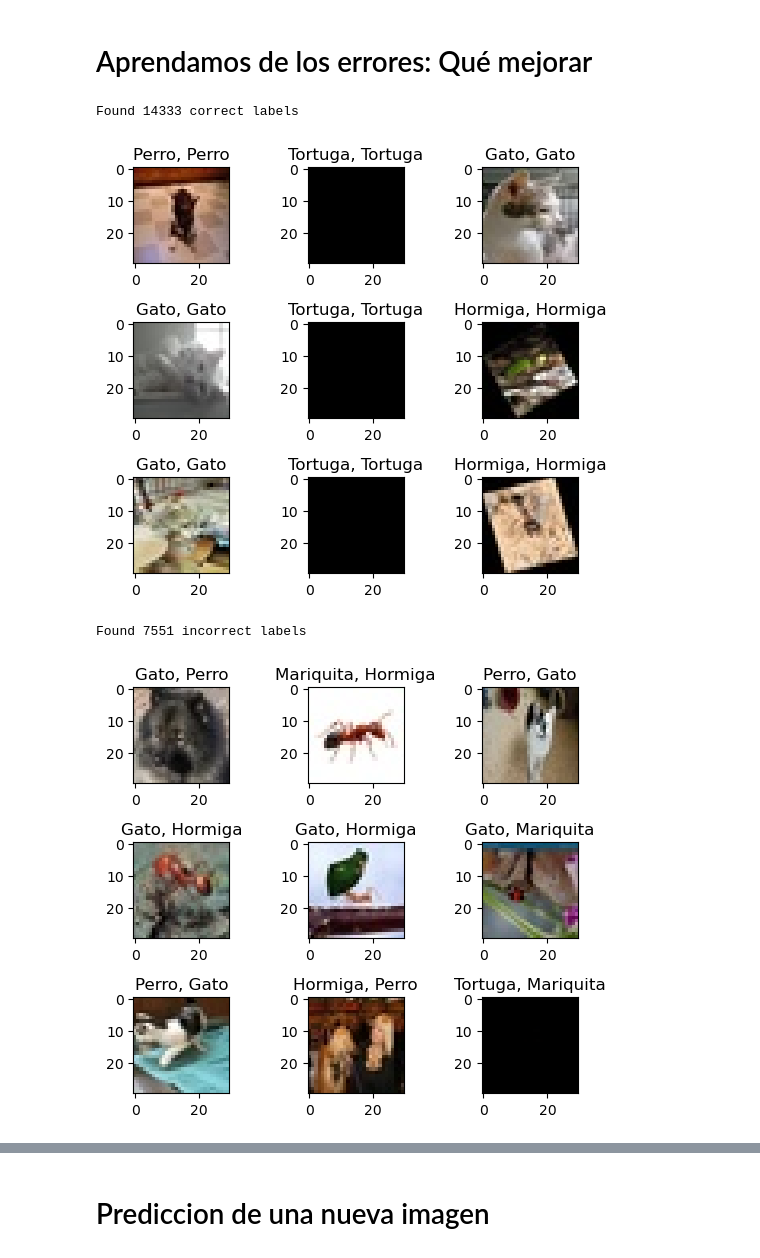
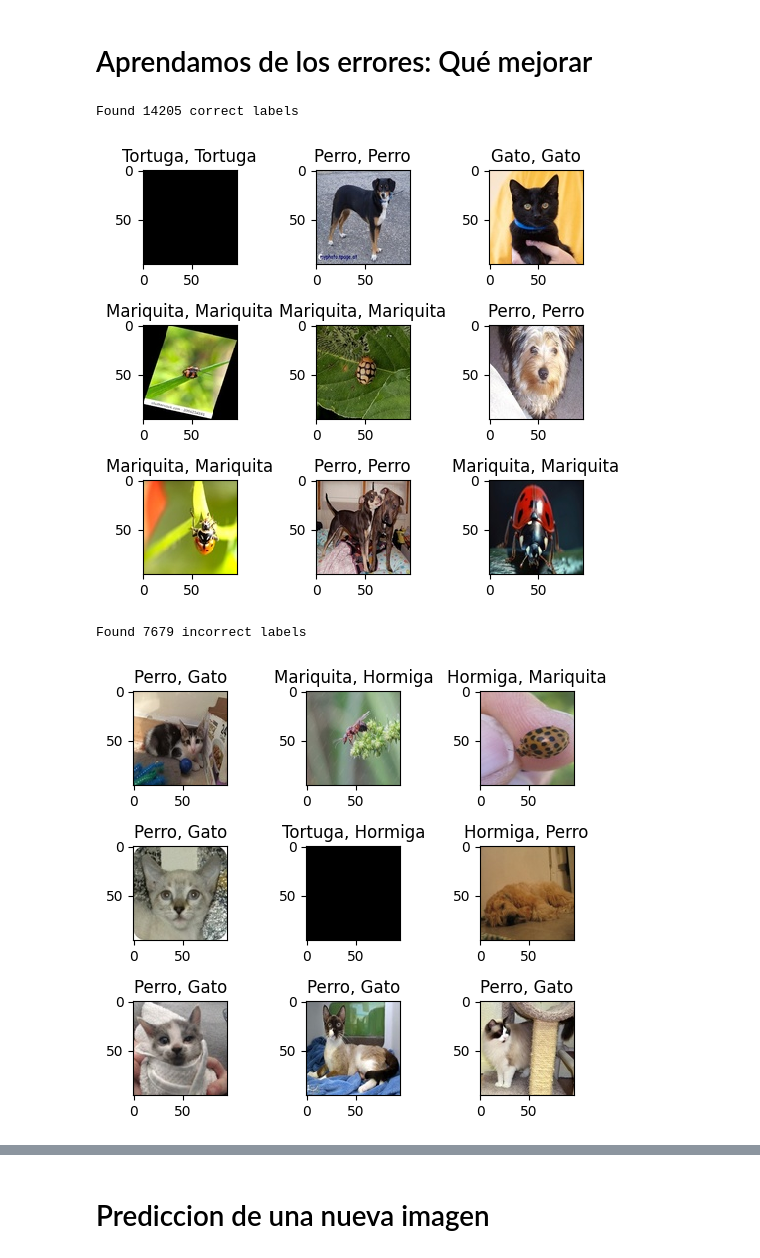
Before and after one commit to ElYizuz123/AI-Homework, a Jupyter notebook: Programas/Apuntes/CNN_Animales/Ejercicio_CNN.ipynb, the cells around one changed output, grey strips where cells are left out. Cells and saved outputs as stored; diff of their text form; code cells hidden in the pictures.

Commit message:
Training

```diff
--- a/Programas/Apuntes/CNN_Animales/Ejercicio_CNN.ipynb
+++ b/Programas/Apuntes/CNN_Animales/Ejercicio_CNN.ipynb
@@ -24,7 +25,7 @@ from keras.layers import LeakyReLU
 # %% [markdown]
 # Cargar set de Imágenes
 # %%
-imgpath = "D:\DatasetsAi_Resized\DatasetAi_50x50"
+imgpath = "C:/Datasets/DatasetsAi_Resized/DatasetsAi_Resized_96x96"
 
 images = []
 directories = []
@@ -161,19 +162,20 @@ print(train_X.shape,valid_X.shape,train_label.shape,valid_label.shape)
 # Creamos el modelo de CNN
 # %%
 #declaramos variables con los parámetros de configuración de la red
-INIT_LR = 1e-3 # Valor inicial de learning rate. El valor 1e-3 corresponde con 0.001
-epochs = 40 # Cantidad de iteraciones completas al conjunto de imagenes de entrenamiento
-batch_size = 128 # cantidad de imágenes que se toman a la vez en memoria
+INIT_LR = 1e-4 # Valor inicial de learning rate. El valor 1e-3 corresponde con 0.001
+epochs = 80 # Cantidad de iteraciones completas al conjunto de imagenes de entrenamiento
+batch_size = 64 # cantidad de imágenes que se toman a la vez en memoria
 # %%
+sport_model = Sequential()
 # Bloque 1
-sport_model.add(Conv2D(32, kernel_size=(3, 3), activation='linear', padding='same', input_shape=(64,64,3)))
+sport_model.add(Conv2D(32, kernel_size=(3, 3), activation='linear', padding='same', input_shape=(96,96,3)))
 sport_model.add(LeakyReLU(alpha=0.1))
 sport_model.add(BatchNormalization())
 sport_model.add(MaxPooling2D(pool_size=(2, 2)))
 sport_model.add(Dropout(0.25))
 
 # Bloque 2
-sport_model.add(Conv2D(64, kernel_size=(3, 3), activation='linear', padding='same'))
+sport_model.add(Conv2D(96, kernel_size=(3, 3), activation='linear', padding='same'))
 sport_model.add(LeakyReLU(alpha=0.1))
 sport_model.add(BatchNormalization())
 sport_model.add(MaxPooling2D(pool_size=(2, 2)))
@@ -186,9 +188,16 @@ sport_model.add(BatchNormalization())
 sport_model.add(MaxPooling2D(pool_size=(2, 2)))
 sport_model.add(Dropout(0.4))
 
+# Bloque 4
+sport_model.add(Conv2D(256, kernel_size=(3, 3), activation='linear', padding='same'))
+sport_model.add(LeakyReLU(alpha=0.1))
+sport_model.add(BatchNormalization())
+sport_model.add(MaxPooling2D(pool_size=(2, 2)))
+sport_model.add(Dropout(0.4))
+
 # Clasificación final
 sport_model.add(Flatten())
-sport_model.add(Dense(64, activation='linear'))
+sport_model.add(Dense(96, activation='linear'))
 sport_model.add(LeakyReLU(alpha=0.1))
 sport_model.add(Dropout(0.5))
 sport_model.add(Dense(nClasses, activation='softmax'))
@@ -227,5 +236,9 @@ sport_model.compile(
 # %%
 # este paso puede tomar varios minutos, dependiendo de tu ordenador, cpu y memoria ram libre
 # como ejemplo, en mi Macbook pro tarda 4 minutos
-sport_train = sport_model.fit(train_X, train_label, batch_size=batch_size,epochs=epochs,verbose=1,validation_data=(valid_X, valid_label))
+early_stop=EarlyStopping(monitor='val_accuracy', patience=10, restore_best_weights=True, verbose=1)
+reduce_lr = ReduceLROnPlateau(monitor='val_accuracy', factor=0.5, patience=5, min_lr=1e-7, verbose=1)
+checkpoint= ModelCheckpoint('best_model.keras', monitor='val_accuracy', save_best_only=True, verbose=1)
+sport_train = sport_model.fit(train_X, train_label, batch_size=batch_size,epochs=epochs,verbose=1,validation_data=(valid_X, valid_label),
+                             callbacks=[early_stop, reduce_lr, checkpoint])
 # %% [output]
@@ -298,28 +311,28 @@ predicted_classes.shape, test_Y.shape
 # %%
 correct = np.where(predicted_classes==test_Y)[0]
 print("Found %d correct labels" % len(correct))
 for i, correct in enumerate(correct[0:9]):
     plt.subplot(3,3,i+1)
-    plt.imshow(test_X[correct].reshape(50,50,3), cmap='gray', interpolation='none')
+    plt.imshow(test_X[correct].reshape(96,96,3), cmap='gray', interpolation='none')
     plt.title("{}, {}".format(deportes[predicted_classes[correct]],
                                                     deportes[test_Y[correct]]))
 
     plt.tight_layout()
 # %% [output]
-Found 14333 correct labels
+Found 14205 correct labels
-[figure, old version]
+[figure, new version]
 # %%
 incorrect = np.where(predicted_classes!=test_Y)[0]
 print("Found %d incorrect labels" % len(incorrect))
 for i, incorrect in enumerate(incorrect[0:9]):
     plt.subplot(3,3,i+1)
-    plt.imshow(test_X[incorrect].reshape(50,50,3), cmap='gray', interpolation='none')
+    plt.imshow(test_X[incorrect].reshape(96,96,3), cmap='gray', interpolation='none')
     plt.title("{}, {}".format(deportes[predicted_classes[incorrect]],
                                                     deportes[test_Y[incorrect]]))
     plt.tight_layout()
 # %% [output]
-Found 7551 incorrect labels
+Found 7679 incorrect labels
-[figure, old version]
+[figure, new version]
 # %%
 target_names = ["Class {}".format(i) for i in range(nClasses)]
 print(classification_report(test_Y, predicted_classes, target_names=target_names))
```
Also changed, not shown: parts of 14 cells of this notebook, 10 other files.
